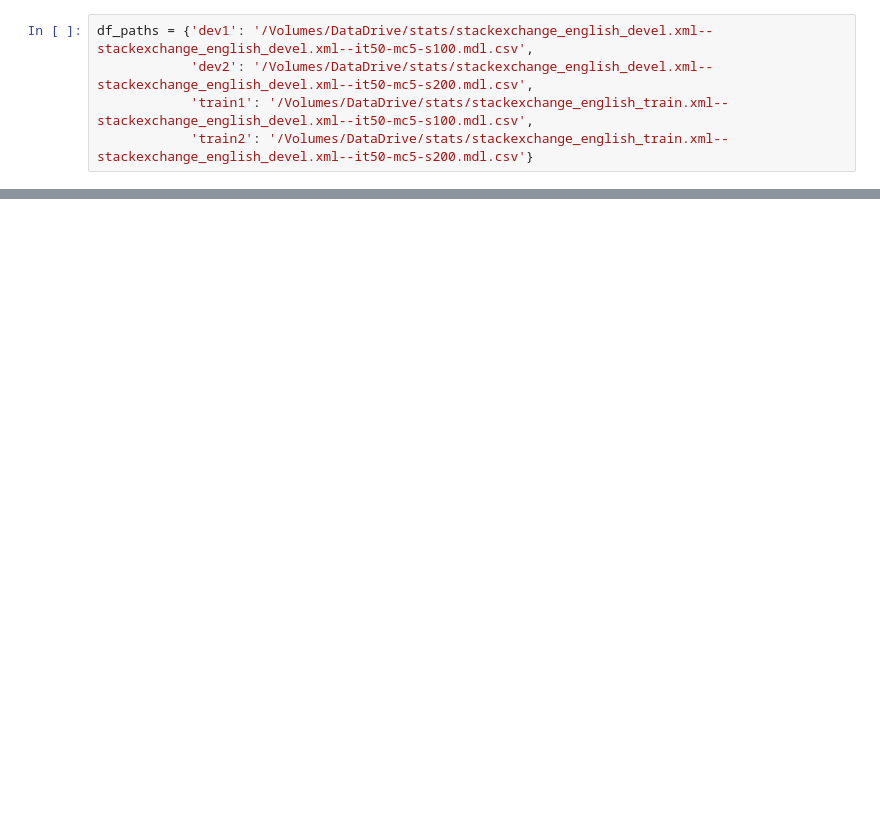
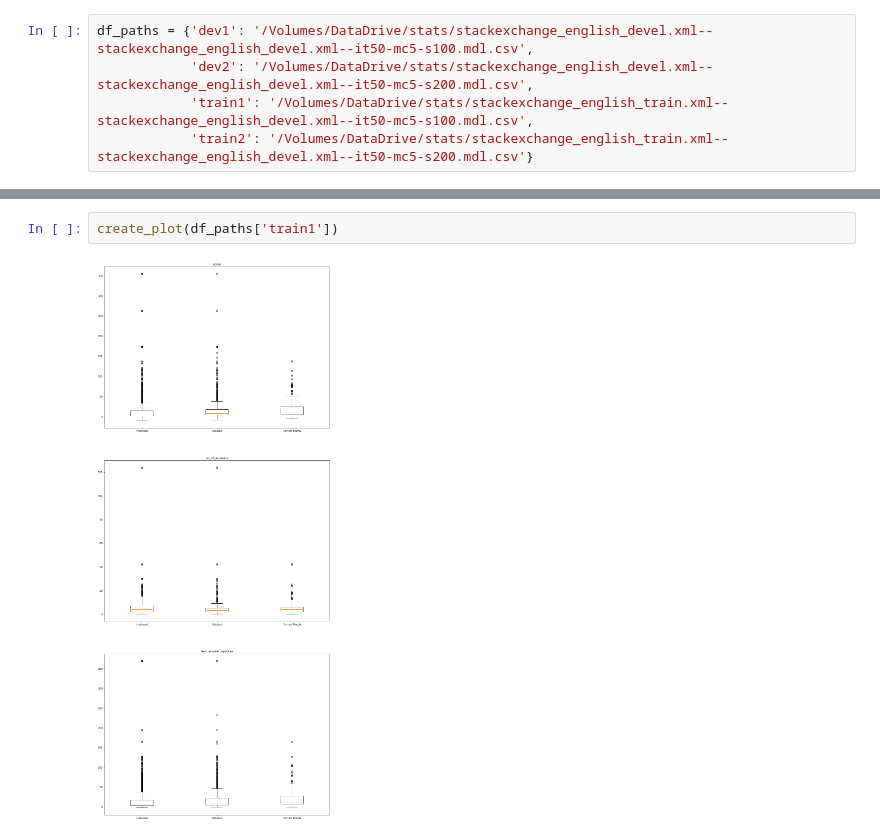
Before and after one commit to Mieloch/cqa-sem-eval, a Jupyter notebook: subtask_E/vis.ipynb, the cells around one changed output, grey strips where cells are left out. Saved outputs shown, nothing was run; the diff lists cells and outputs as text; blank space fills up the shorter version.

```diff
--- a/subtask_E/vis.ipynb
+++ b/subtask_E/vis.ipynb
@@ -55,0 +59,4 @@ create_plot(df_paths['dev2'])
+# %%
+create_plot(df_paths['train1'])
+# %% [output]
+[figure, added]
```
Also changed, not shown: parts of 4 cells of this notebook, 45 other files.
